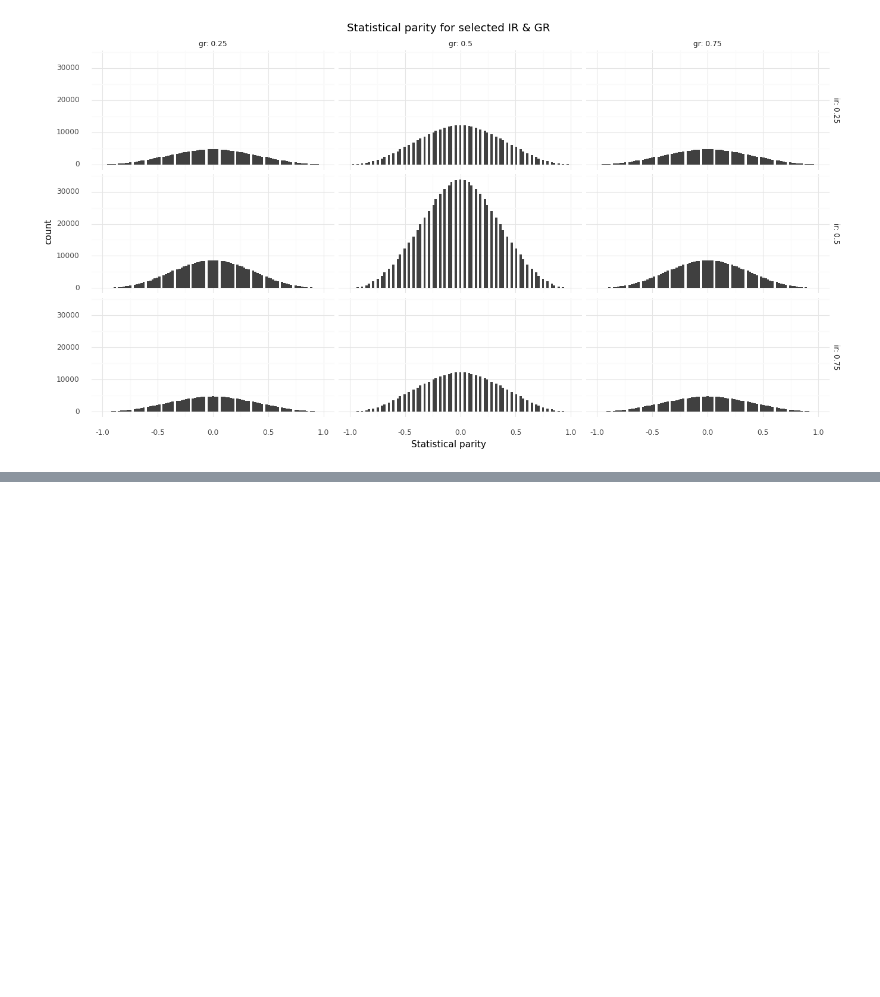
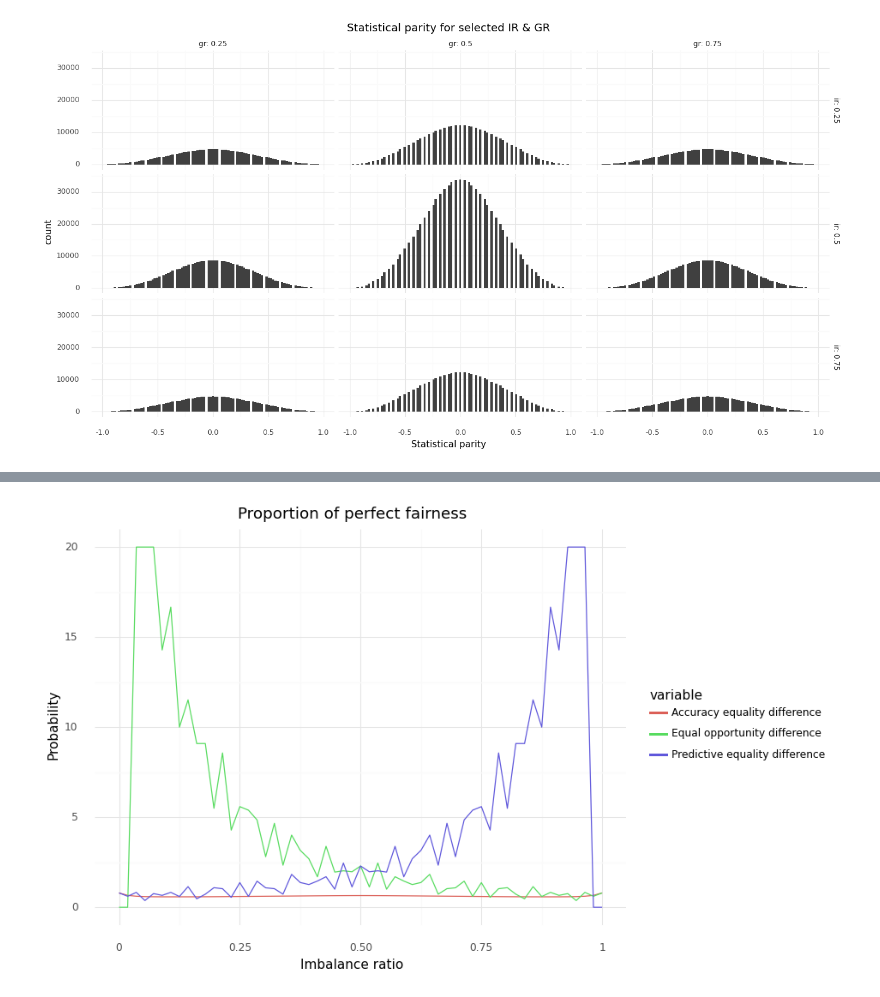
Before and after one commit to emanuelrck/Replication_analysis-of-fairness-measures, a Jupyter notebook: MainPlots.ipynb, the cells around one changed output, grey strips where cells are left out. Cells and saved outputs as stored; diff of their text form; code cells hidden in the pictures; blank space fills up the shorter version.

```diff
--- a/MainPlots.ipynb
+++ b/MainPlots.ipynb
@@ -108,0 +135,5 @@ for metricFName in metrics:
+# %%
+drop1 = ['Negative predictive parity difference', 'Positive predictive parity difference']
+plot_sonya(melt_sonya(df.copy().drop(drop1, axis=1)), 'Sonya2')
+# %% [output]
+[figure, added]
```
Also changed, not shown: parts of 6 cells of this notebook.
